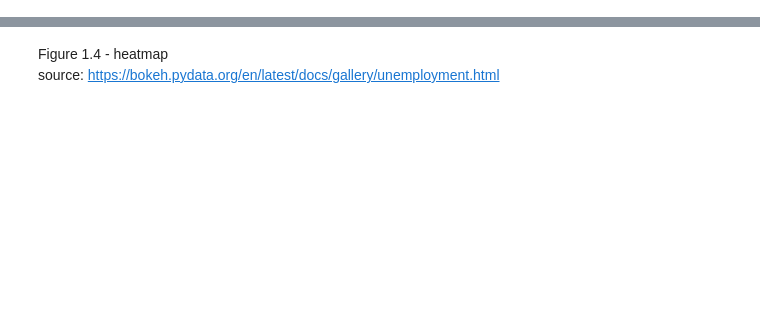
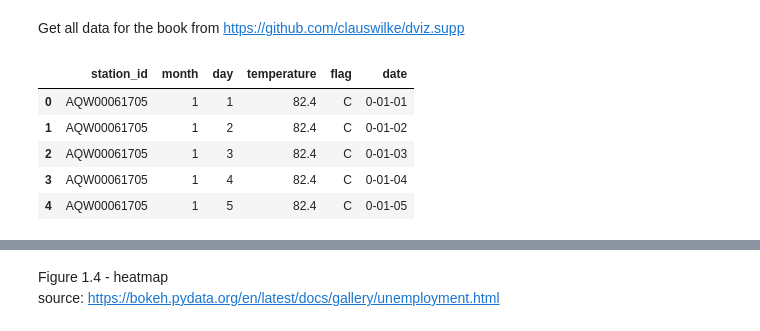
Before and after one commit to kanishkd4/dataviz, a Jupyter notebook: bokeh_nbs/Chapter 1 - Visualizing Data.ipynb, the cells around one changed output, grey strips where cells are left out. Cells and saved outputs as stored; diff of their text form; code cells hidden in the pictures; blank space fills up the shorter version.

```diff
--- a/bokeh_nbs/Chapter 1 - Visualizing Data.ipynb
+++ b/bokeh_nbs/Chapter 1 - Visualizing Data.ipynb
@@ -189,0 +162,12 @@ fig13.yaxis.axis_label = "Temperature (F)"
+# %% [markdown]
+Get all data for the book from https://github.com/clauswilke/dviz.supp
+# %%
+base = pd.read_csv(path/"ncdc_normals.txt", sep="~")
+base.head()
+# %% [output]
+|  | station_id | month | day | temperature | flag | date |
+| 0 | AQW00061705 | 1 | 1 | 82.4 | C | 0-01-01 |
+| 1 | AQW00061705 | 1 | 2 | 82.4 | C | 0-01-02 |
+| 2 | AQW00061705 | 1 | 3 | 82.4 | C | 0-01-03 |
+| 3 | AQW00061705 | 1 | 4 | 82.4 | C | 0-01-04 |
+| 4 | AQW00061705 | 1 | 5 | 82.4 | C | 0-01-05 |
```
Also changed, not shown: parts of 34 cells of this notebook.
